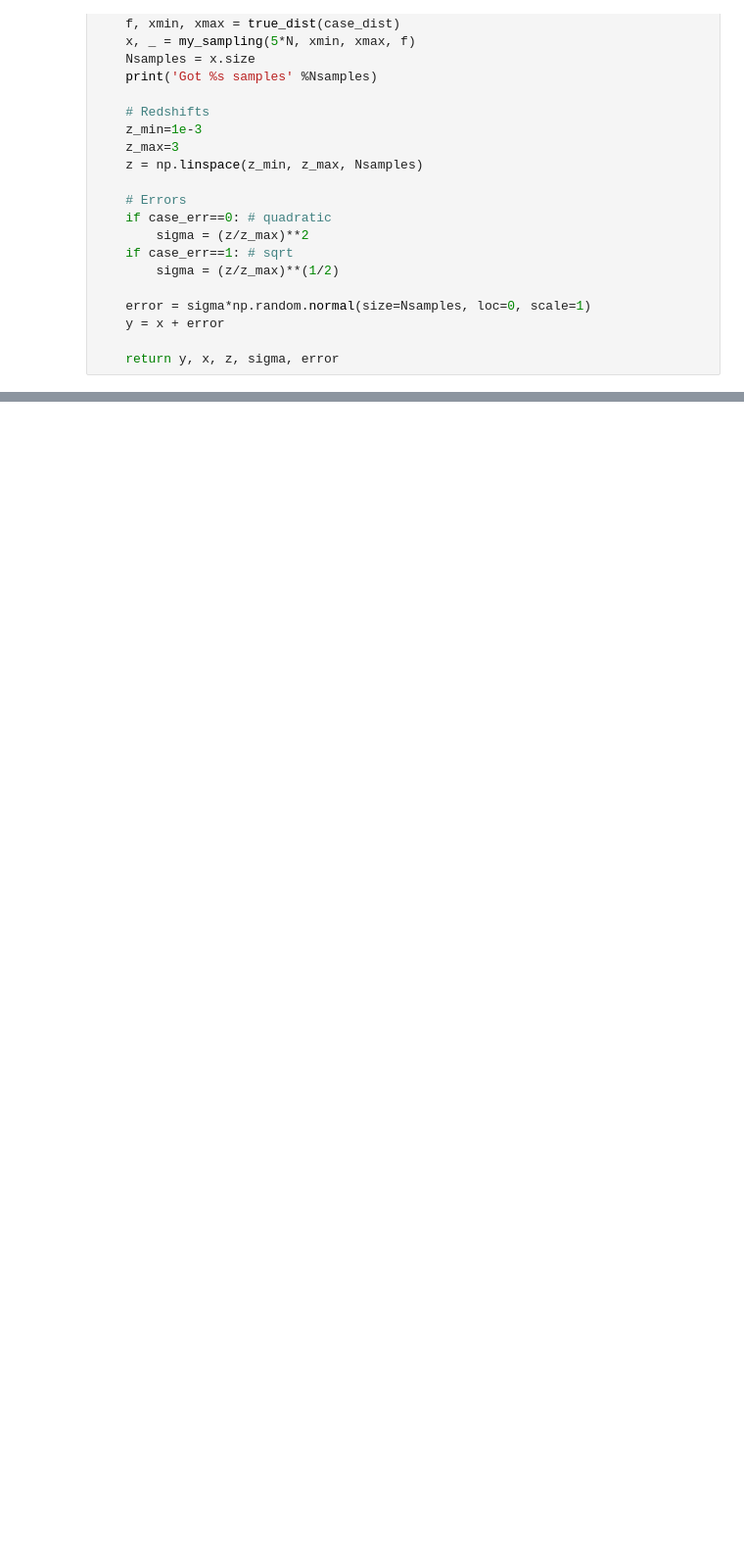
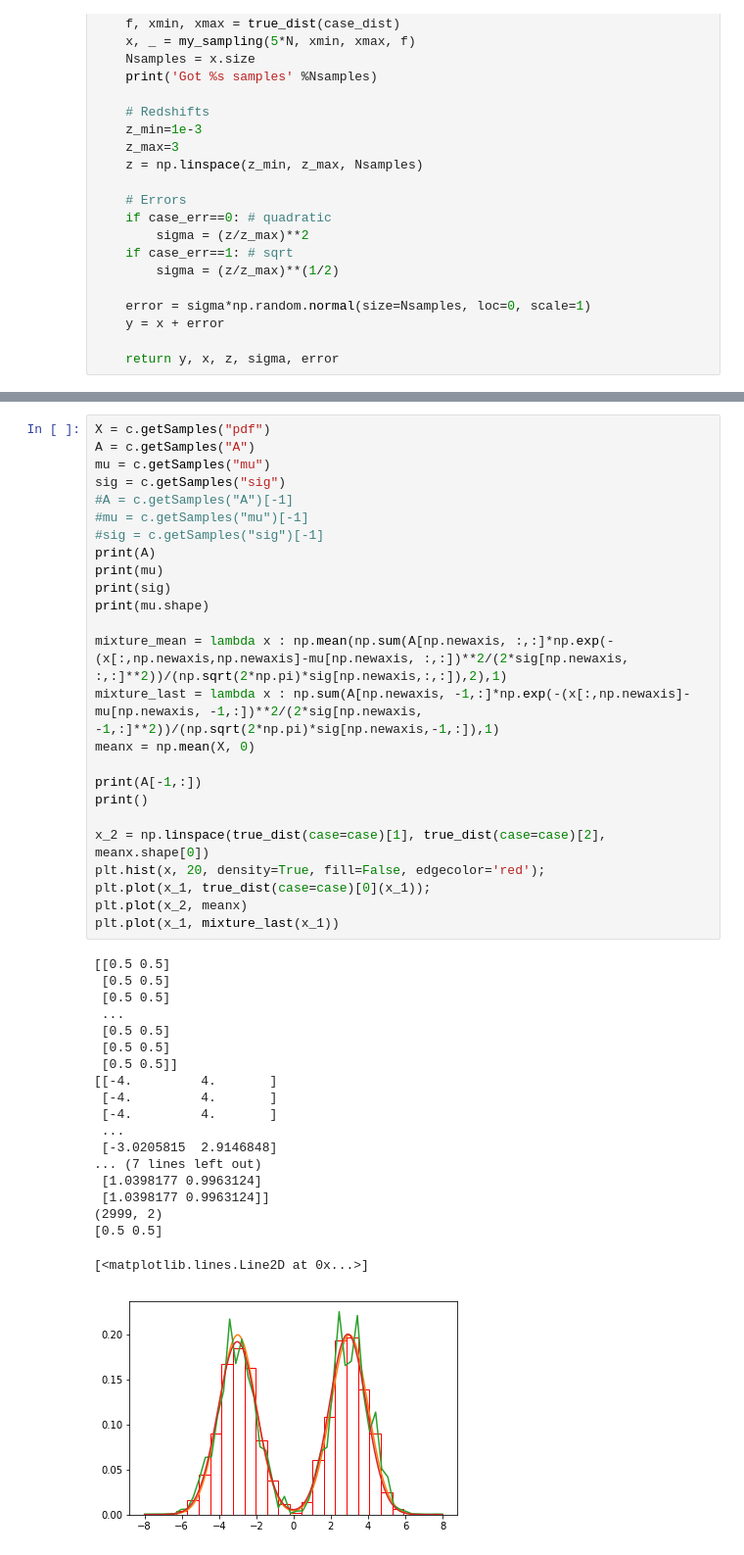
Before and after one commit to AndreasFinke/mcmc, a Jupyter notebook: notebooks/test.ipynb, the cells around one changed output, grey strips where cells are left out. Shown: that part at 98% size. Drawn from its saved outputs; the diff is of its cells as text; blank space fills up the shorter version.

```diff
--- a/notebooks/test.ipynb
+++ b/notebooks/test.ipynb
@@ -148,3 +170,48 @@ plt.plot(x_2, meanx)
+# %%
+X = c.getSamples("pdf")
+A = c.getSamples("A")
+mu = c.getSamples("mu")
+sig = c.getSamples("sig")
+#A = c.getSamples("A")[-1]
+#mu = c.getSamples("mu")[-1]
+#sig = c.getSamples("sig")[-1]
+print(A)
+print(mu)
+print(sig)
+print(mu.shape)
+
+mixture_mean = lambda x : np.mean(np.sum(A[np.newaxis, :,:]*np.exp(-(x[:,np.newaxis,np.newaxis]-mu[np.newaxis, :,:])**2/(2*sig[np.newaxis, :,:]**2))/(np.sqrt(2*np.pi)*sig[np.newaxis,:,:]),2),1)
+mixture_last = lambda x : np.sum(A[np.newaxis, -1,:]*np.exp(-(x[:,np.newaxis]-mu[np.newaxis, -1,:])**2/(2*sig[np.newaxis, -1,:]**2))/(np.sqrt(2*np.pi)*sig[np.newaxis,-1,:]),1)
+meanx = np.mean(X, 0)
+
+print(A[-1,:])
+print()
+
+x_2 = np.linspace(true_dist(case=case)[1], true_dist(case=case)[2], meanx.shape[0])
+plt.hist(x, 20, density=True, fill=False, edgecolor='red');
+plt.plot(x_1, true_dist(case=case)[0](x_1));
+plt.plot(x_2, meanx)
+plt.plot(x_1, mixture_last(x_1))
+# %% [output]
+[[0.5 0.5]
+ [0.5 0.5]
+ [0.5 0.5]
+ ...
+ [0.5 0.5]
+ [0.5 0.5]
+ [0.5 0.5]]
+[[-4.         4.       ]
+ [-4.         4.       ]
+ [-4.         4.       ]
+ ...
+ [-3.0205815  2.9146848]
+... (7 lines left out)
+ [1.0398177 0.9963124]
+ [1.0398177 0.9963124]]
+(2999, 2)
+[0.5 0.5]
+[<matplotlib.lines.Line2D at 0x...>]
+[figure, added]
 # %%
 X = c.getSamples("position")
 
```
Also changed, not shown: parts of 12 cells of this notebook, 4 other files.
